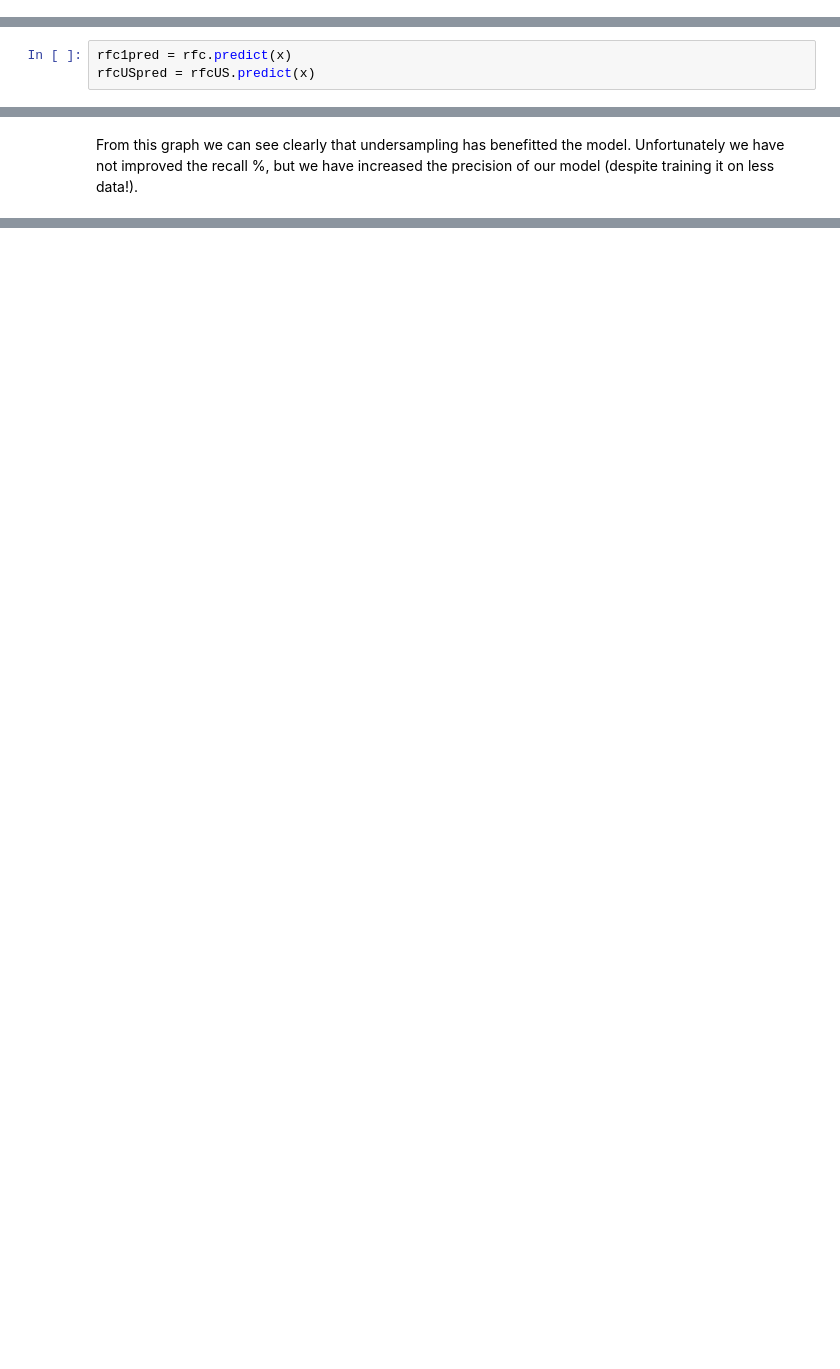
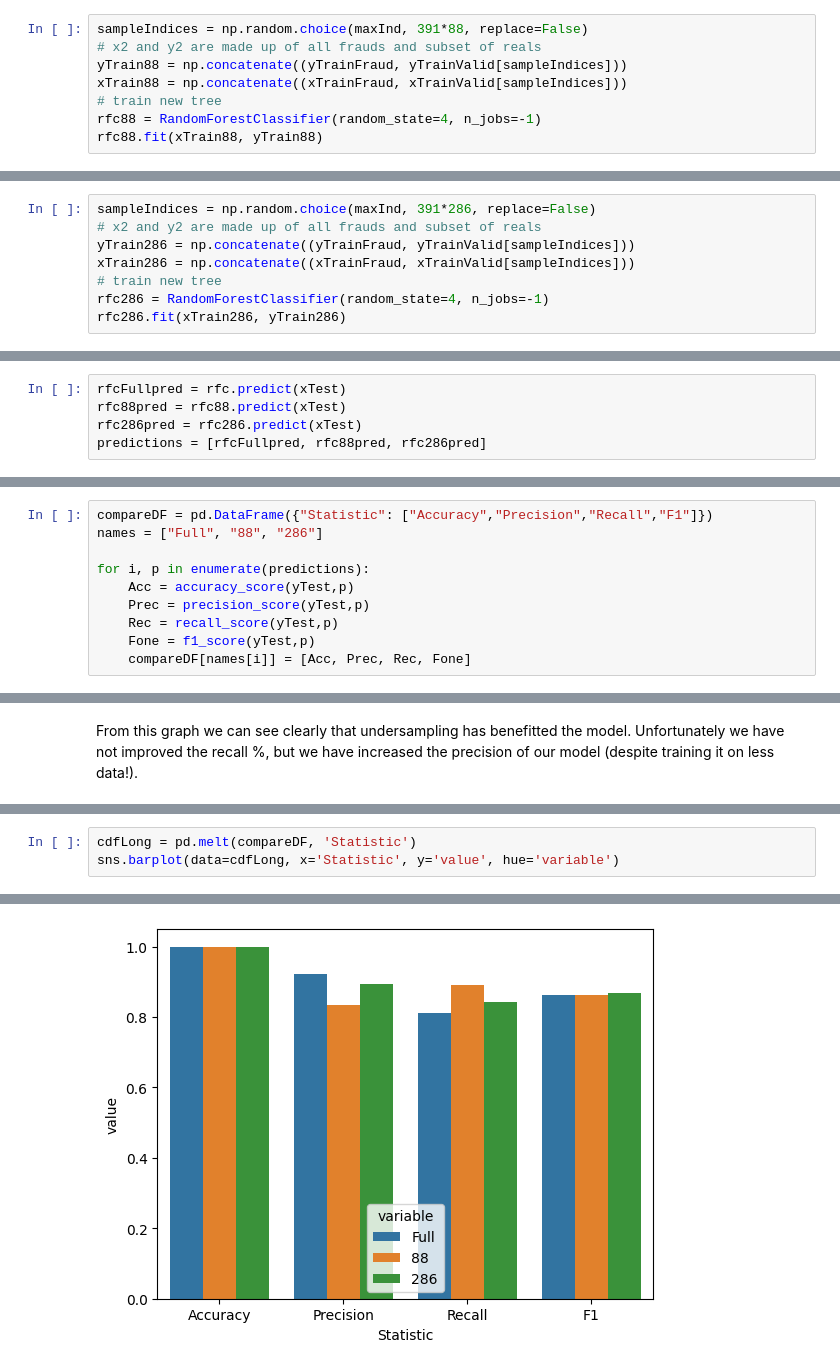
Before and after one commit to ColeFChisamore/CreditCardFraud, a Jupyter notebook: CreditCardFraud.ipynb, the cells around one changed output, grey strips where cells are left out. Cells and saved outputs as stored; diff of their text form; blank space fills up the shorter version.

```diff
--- a/CreditCardFraud.ipynb
+++ b/CreditCardFraud.ipynb
@@ -255,0 +245,8 @@ We can see that when tested on the same dataset as the original model, it perfor
+# %%
+sampleIndices = np.random.choice(maxInd, 391*88, replace=False)
+# x2 and y2 are made up of all frauds and subset of reals
+yTrain88 = np.concatenate((yTrainFraud, yTrainValid[sampleIndices]))
+xTrain88 = np.concatenate((xTrainFraud, xTrainValid[sampleIndices]))
+# train new tree
+rfc88 = RandomForestClassifier(random_state=4, n_jobs=-1)
+rfc88.fit(xTrain88, yTrain88)
@@ -255,0 +255,8 @@ We can see that when tested on the same dataset as the original model, it perfor
+# %%
+sampleIndices = np.random.choice(maxInd, 391*286, replace=False)
+# x2 and y2 are made up of all frauds and subset of reals
+yTrain286 = np.concatenate((yTrainFraud, yTrainValid[sampleIndices]))
+xTrain286 = np.concatenate((xTrainFraud, xTrainValid[sampleIndices]))
+# train new tree
+rfc286 = RandomForestClassifier(random_state=4, n_jobs=-1)
+rfc286.fit(xTrain286, yTrain286)
@@ -256,3 +265,5 @@ We can see that when tested on the same dataset as the original model, it perfor
 # %%
-rfc1pred = rfc.predict(x)
-rfcUSpred = rfcUS.predict(x)
+rfcFullpred = rfc.predict(xTest)
+rfc88pred = rfc88.predict(xTest)
+rfc286pred = rfc286.predict(xTest)
+predictions = [rfcFullpred, rfc88pred, rfc286pred]
@@ -288,0 +270,10 @@ plt.show()
+# %%
+compareDF = pd.DataFrame({"Statistic": ["Accuracy","Precision","Recall","F1"]})
+names = ["Full", "88", "286"]
+
+for i, p in enumerate(predictions):
+    Acc = accuracy_score(yTest,p)
+    Prec = precision_score(yTest,p)
+    Rec = recall_score(yTest,p)
+    Fone = f1_score(yTest,p)
+    compareDF[names[i]] = [Acc, Prec, Rec, Fone]
@@ -300,0 +290,4 @@ cmd.plot()
+# %%
+cdfLong = pd.melt(compareDF, 'Statistic')
+sns.barplot(data=cdfLong, x='Statistic', y='value', hue='variable')
+# %% [output]
@@ -300,0 +295 @@ cmd.plot()
+[figure, added]
```
Also changed, not shown: parts of 25 cells of this notebook, 1 other file.
